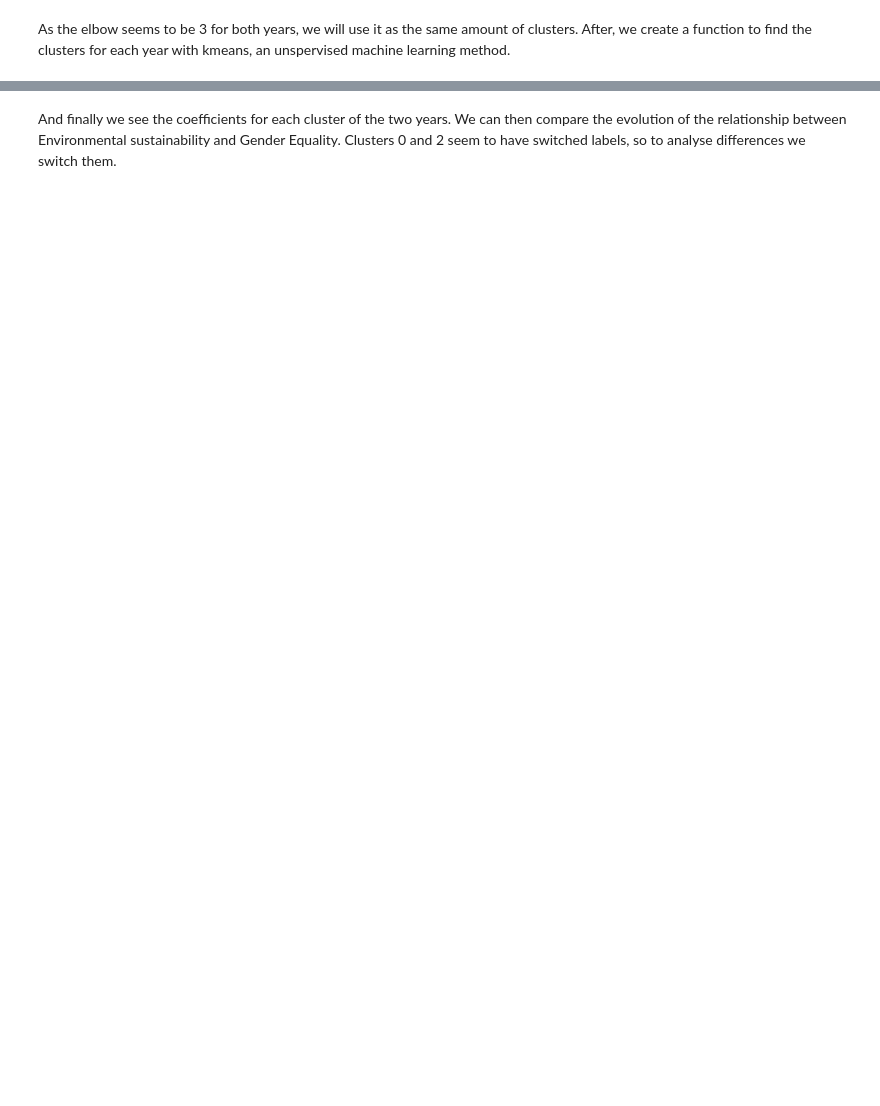
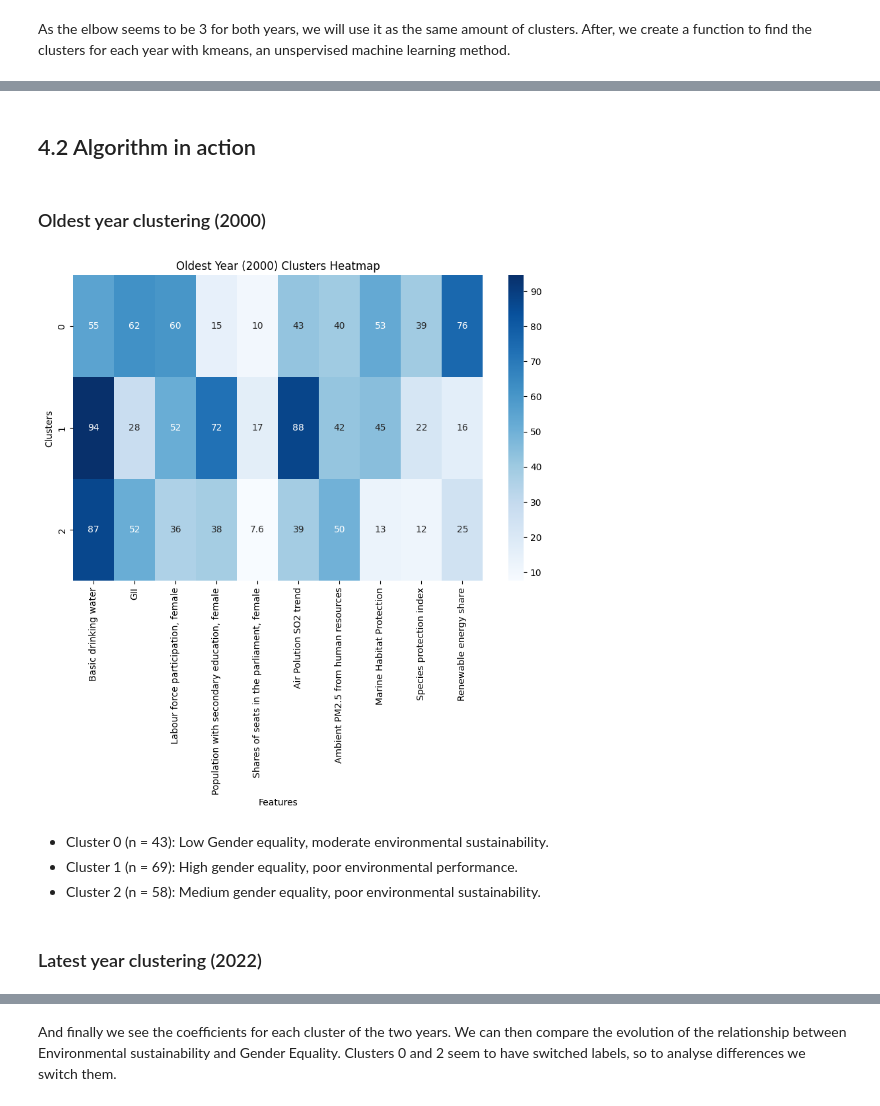
Before and after one commit to lukavicius/Gender-Equality-and-Sustainability, a Jupyter notebook: Project.ipynb, the cells around one changed output, grey strips where cells are left out. Drawn from its saved outputs; the diff is of its cells as text; code cells hidden in the pictures; blank space fills up the shorter version.

```diff
--- a/Project.ipynb
+++ b/Project.ipynb
@@ -998,0 +1090,51 @@ oldest_labels = cluster_kmeans(oldest, n_clusters=3, title='Clusters: Oldest Yea
+# %%
+def perform_clustering(
+    data,
+    n_clusters=3,
+    title='Title',
+):
+    """
+    Perform K-Means clustering on a dataset, plot heatmap and PCA, and print summary.
+
+    Parameters:
+    - data (pd.DataFrame): Input data with countries as index.
+    - n_clusters (int): Number of clusters for K-Means.
+    - title (str): title for the graphs.
+    """
+
+    # Perform K-Means clustering
+    labels, centroids, feature_importance, _ = k_means_cluster(data, n_clusters=n_clusters)
+
+    # Plot heatmap of cluster centroids
+    plot_cluster_heatmap(centroids, title=title + " Heatmap", cmap="Blues")
+
+    # Add cluster labels to dataframe
+    clustered_df = data.copy()
+    clustered_df['Cluster'] = labels
+
+    # Plot PCA 2D scatter
+    plot_pca_clusters(clustered_df, cluster_col='Cluster', title=title + " Visualization")
+
+    # Print countries per cluster
+    print(f"Countries per cluster:\n")
+    for cluster in sorted(clustered_df['Cluster'].unique()):
+        countries = clustered_df[clustered_df['Cluster'] == cluster].index.tolist()
+        print(f"Cluster {cluster} (size={len(countries)}): {countries}\n")
+
+    # Print overall feature importance
+    print(f"Overall feature importance for clusters (difference across clusters):\n")
+    print(feature_importance)
+# %% [markdown]
+## 4.2 Algorithm in action
+# %% [markdown]
+### Oldest year clustering (2000)
+# %%
+perform_clustering(oldest, n_clusters=3, title='Oldest Year (2000) Clusters')
+# %% [output]
+[figure, added]
+# %% [markdown]
+- Cluster 0 (n = 43): Low Gender equality, moderate environmental sustainability.
+- Cluster 1 (n = 69): High gender equality, poor environmental performance.
+- Cluster 2 (n = 58): Medium gender equality, poor environmental sustainability.
+# %% [markdown]
+### Latest year clustering (2022)
```
Also changed, not shown: parts of 34 cells of this notebook.
